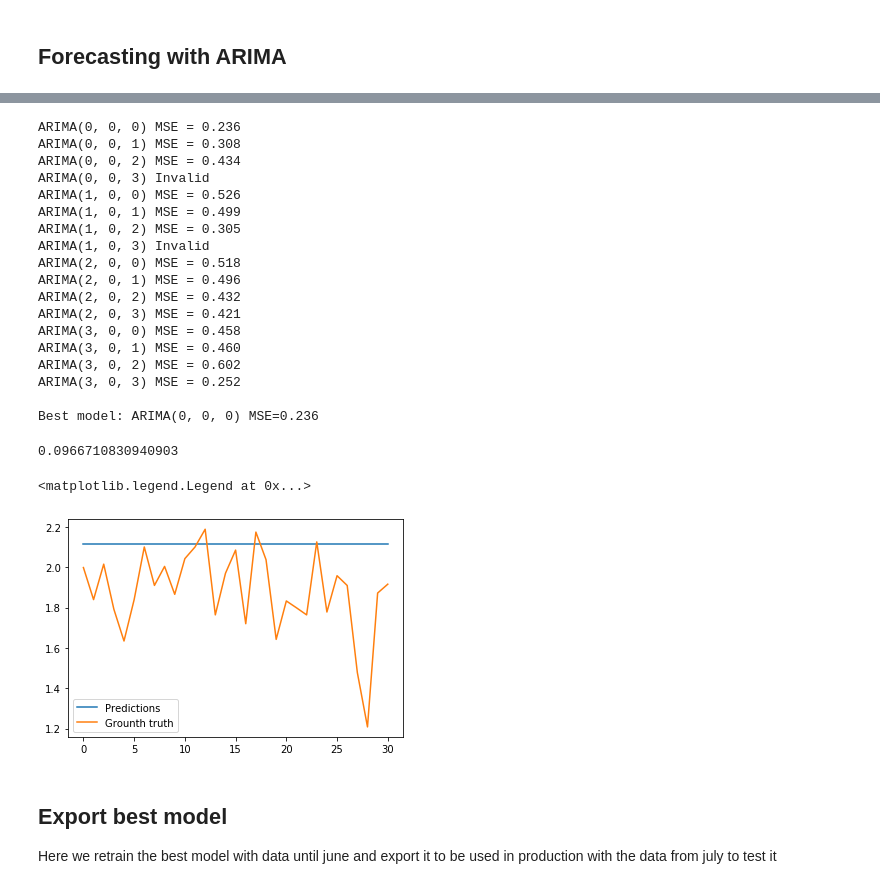
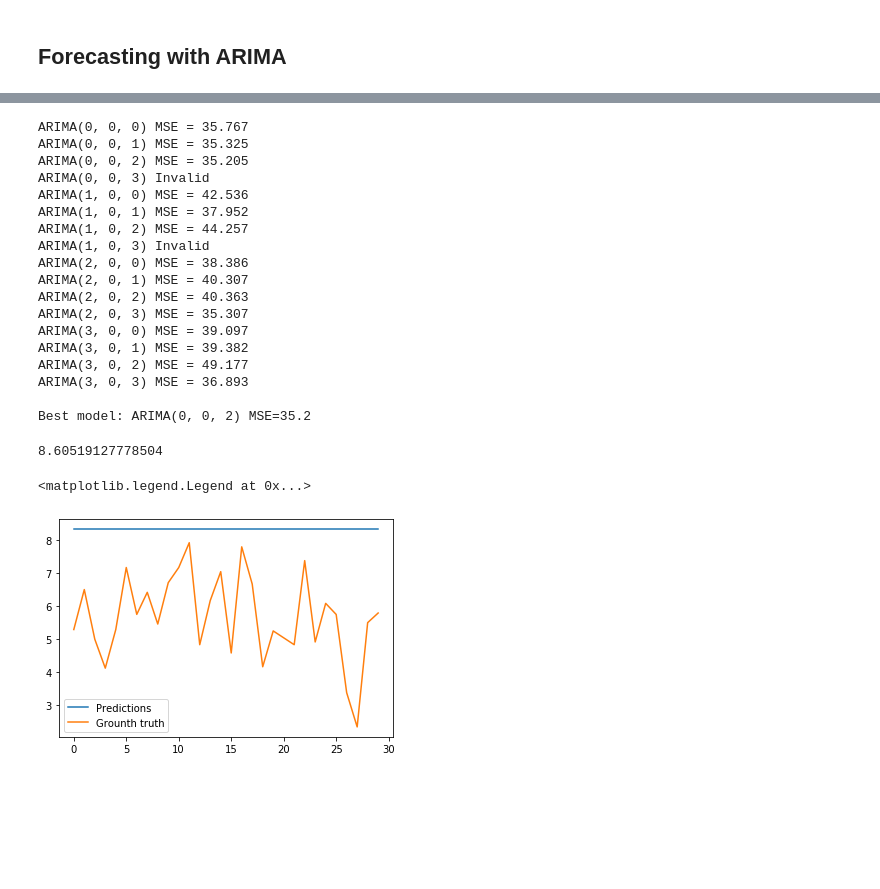
Before and after one commit to carlosdg/AirPollutionForecasting, a Jupyter notebook: Software/jupyter/notebooks/AirPollutionForecasting-48h.ipynb, the cells around one changed output, grey strips where cells are left out. Saved outputs shown, nothing was run; the diff lists cells and outputs as text; code cells hidden in the pictures; blank space fills up the shorter version.

Commit message:
Feat: Models for forecasting 48h

```diff
--- a/Software/jupyter/notebooks/AirPollutionForecasting.ipynb
+++ b/Software/jupyter/notebooks/AirPollutionForecasting-48h.ipynb
@@ -637,10 +612,10 @@ def run_arima_model(arima_order, train, validation):
     history = train.copy()
     predictions = []
 
-    for i in range(len(validation)):
+    for i in range(len(validation) - 1):
         model = ARIMA(history, order=arima_order, freq='D')
         model_fit = model.fit()
-        pred = model_fit.forecast()[0]
+        pred = model_fit.forecast(steps=2)[0][1]
         predictions.append(pred)
         history.append(validation.take([i]))
 
@@ -659,7 +634,7 @@ def evaluate_models(train_df, validation_df, p_values, d_values, q_values, verbo
                 order = (p, d, q)
                 try:
                     preds = run_arima_model(order, train_df, validation_df)
-                    mse = mean_squared_error(validation_df, preds)
+                    mse = mean_squared_error(validation_df[1:], preds)
 
                     if mse < best_score:
                         best_score, best_order = mse, order
@@ -682,37 +657,33 @@ best_order, best_score = evaluate_models(train_pm25[:31],
 
 print(f'\nBest model: ARIMA{best_order} MSE={best_score :.3}')
 # %% [output]
-ARIMA(0, 0, 0) MSE = 0.236
-ARIMA(0, 0, 1) MSE = 0.308
-ARIMA(0, 0, 2) MSE = 0.434
+ARIMA(0, 0, 0) MSE = 35.767
+ARIMA(0, 0, 1) MSE = 35.325
+ARIMA(0, 0, 2) MSE = 35.205
 ARIMA(0, 0, 3) Invalid
-ARIMA(1, 0, 0) MSE = 0.526
-ARIMA(1, 0, 1) MSE = 0.499
-ARIMA(1, 0, 2) MSE = 0.305
+ARIMA(1, 0, 0) MSE = 42.536
+ARIMA(1, 0, 1) MSE = 37.952
+ARIMA(1, 0, 2) MSE = 44.257
 ARIMA(1, 0, 3) Invalid
-ARIMA(2, 0, 0) MSE = 0.518
-ARIMA(2, 0, 1) MSE = 0.496
-ARIMA(2, 0, 2) MSE = 0.432
-ARIMA(2, 0, 3) MSE = 0.421
-ARIMA(3, 0, 0) MSE = 0.458
-ARIMA(3, 0, 1) MSE = 0.460
-ARIMA(3, 0, 2) MSE = 0.602
-ARIMA(3, 0, 3) MSE = 0.252
+ARIMA(2, 0, 0) MSE = 38.386
+ARIMA(2, 0, 1) MSE = 40.307
+ARIMA(2, 0, 2) MSE = 40.363
+ARIMA(2, 0, 3) MSE = 35.307
+ARIMA(3, 0, 0) MSE = 39.097
+ARIMA(3, 0, 1) MSE = 39.382
+ARIMA(3, 0, 2) MSE = 49.177
+ARIMA(3, 0, 3) MSE = 36.893
 
-Best model: ARIMA(0, 0, 0) MSE=0.236
+Best model: ARIMA(0, 0, 2) MSE=35.2
 # %%
 preds = run_arima_model(best_order, train_pm25, test_pm25)
-mean_squared_error(test_pm25, preds)
+mean_squared_error(test_pm25[1:], preds)
 # %% [output]
-0.0966710830940903
+8.60519127778504
 # %%
 plt.plot(preds, label="Predictions")
-plt.plot(test_pm25.reset_index(drop=True), label="Grounth truth")
+plt.plot(test_pm25[1:].reset_index(drop=True), label="Grounth truth")
 plt.legend()
 # %% [output]
 <matplotlib.legend.Legend at 0x...>
-[figure, old version]
+[figure, new version]
-# %% [markdown]
-## Export best model
-
-Here we retrain the best model with data until june and export it to be used in production with the data from july to test it
```
Also changed, not shown: parts of 31 cells of this notebook, 1 other file.
